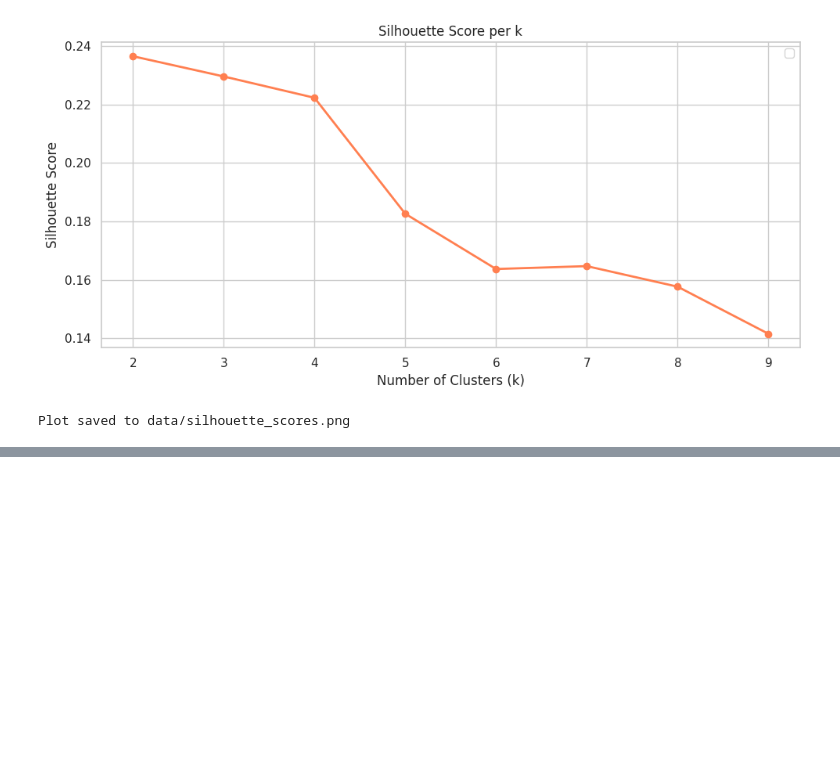
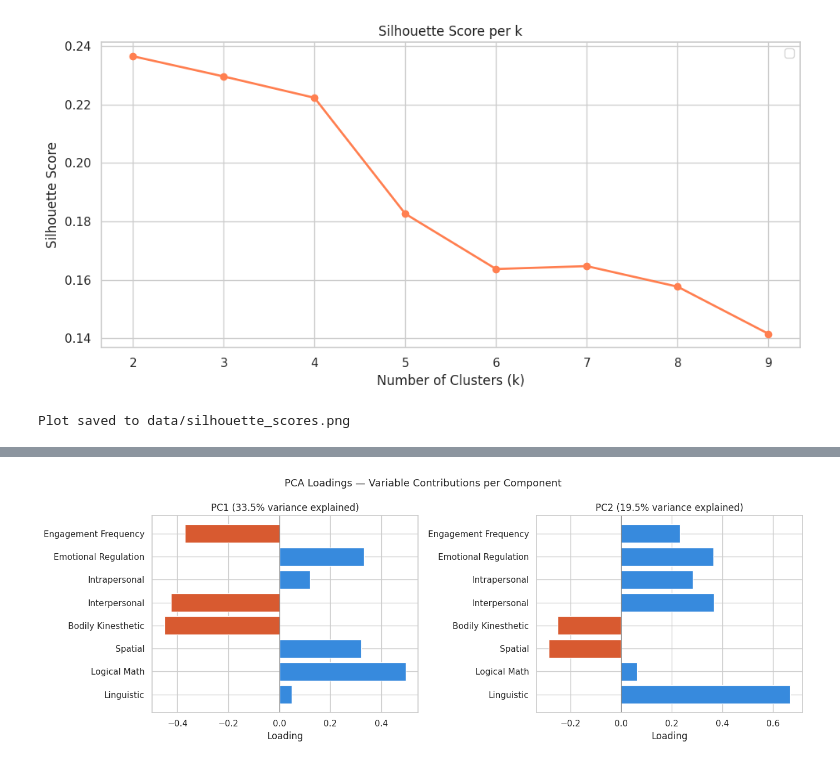
Before and after one commit to viniwenz/learning-profile-analysis, a Jupyter notebook: notebooks/02_modeling.ipynb, the cells around one changed output, grey strips where cells are left out. Drawn from its saved outputs; the diff is of its cells as text; code cells hidden in the pictures; blank space fills up the shorter version.

```diff
--- a/notebooks/02_modeling.ipynb
+++ b/notebooks/02_modeling.ipynb
@@ -214,0 +354,20 @@ aligning with the four archetypes defined in the theoretical framework.
+# %%
+from sklearn.decomposition import PCA
+
+pca = PCA(n_components=2, random_state=SEED)
+X_pca = pca.fit_transform(X_scaled)
+
+df["pca_1"] = X_pca[:, 0]
+df["pca_2"] = X_pca[:, 1]
+
+explained = pca.explained_variance_ratio_
+print(f"Variance explained: PC1={explained[0]:.1%}, PC2={explained[1]:.1%}, Total={sum(explained):.1%}")
+
+loadings = pd.DataFrame(
+    pca.components_.T,
+    index=score_columns,
+    columns=["PC1", "PC2"]
+).round(3)
+
+print("\nPCA Loadings:")
+print(loadings.sort_values("PC1", ascending=False))
@@ -214,0 +387,19 @@ aligning with the four archetypes defined in the theoretical framework.
+# %%
+fig, axes = plt.subplots(1, 2, figsize=(14, 5))
+
+for i, pc in enumerate(["PC1", "PC2"]):
+    labels = [c.replace("_score", "").replace("_", " ").title() for c in score_columns]
+    values = loadings[pc].values
+    colors_bar = ['#378ADD' if v > 0 else '#D85A30' for v in values]
+
+    axes[i].barh(labels, values, color=colors_bar)
+    axes[i].axvline(x=0, color='gray', linewidth=0.8)
+    axes[i].set_title(f"{pc} ({explained[i]:.1%} variance explained)")
+    axes[i].set_xlabel("Loading")
+
+plt.suptitle("PCA Loadings - Variable Contributions per Component", fontsize=13)
+plt.tight_layout()
+plt.savefig("../data/pca_loadings.png", dpi=150, bbox_inches='tight')
+plt.show()
+# %% [output]
+[figure, added]
```
Also changed, not shown: parts of 17 cells of this notebook, 5 other files.
